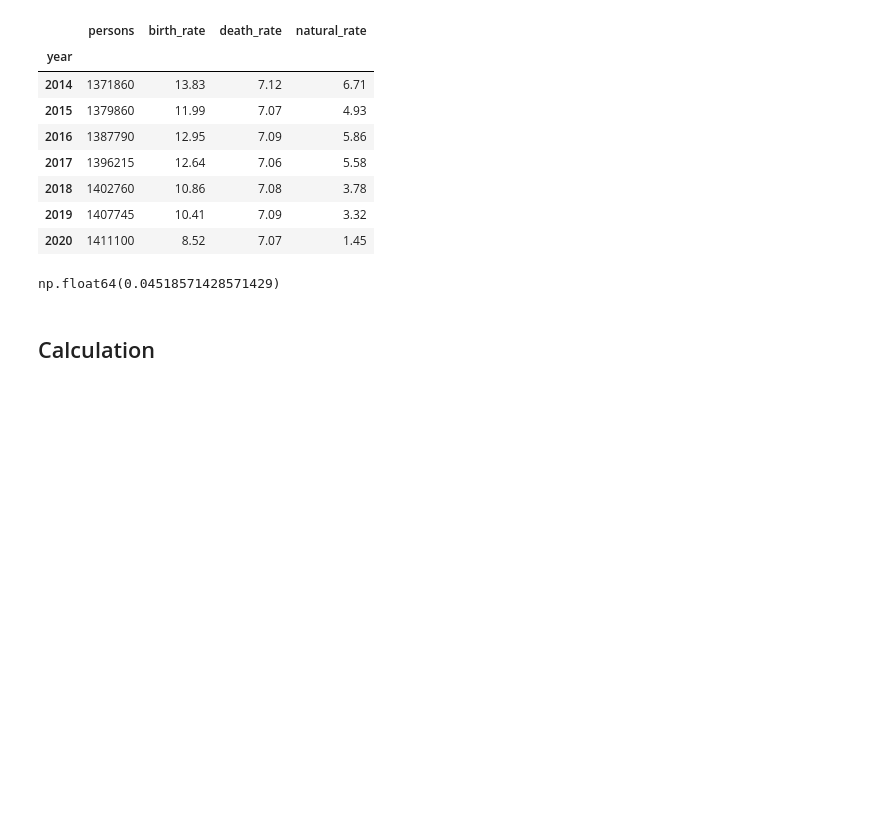
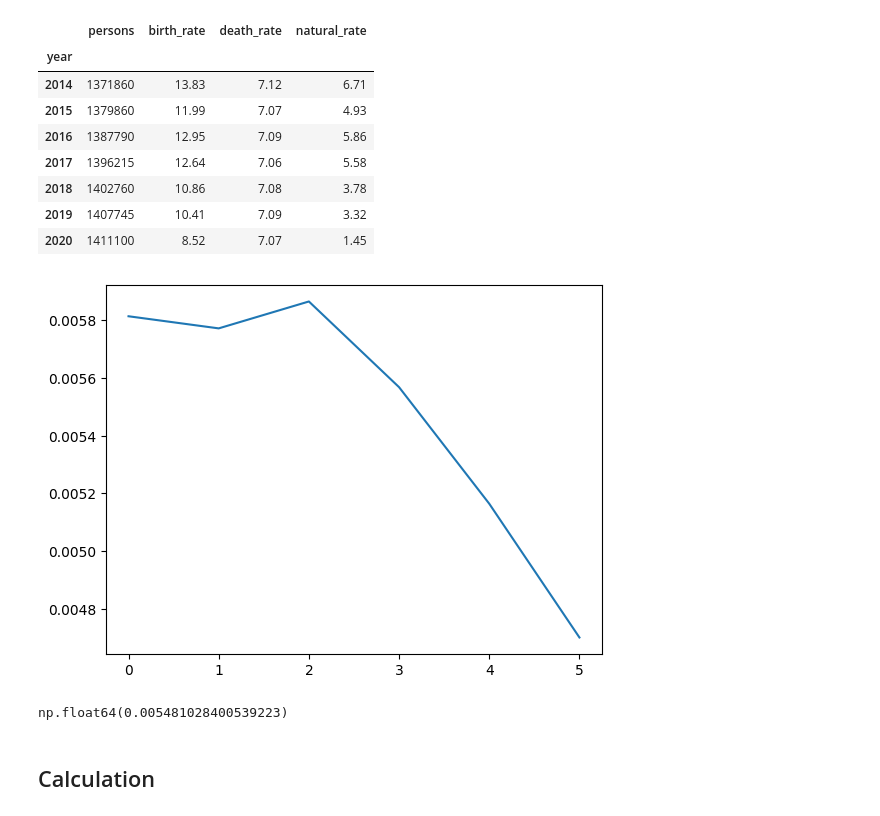
Before and after one commit to Jrol123/MathModeling, a Jupyter notebook: L1/src/main.ipynb, the cells around one changed output. Saved outputs shown, nothing was run; the diff lists cells and outputs as text; code cells hidden in the pictures; blank space fills up the shorter version.

```diff
--- a/L1/src/main.ipynb
+++ b/L1/src/main.ipynb
@@ -102,3 +134,8 @@ df_china
+# %%
+plt.plot(r_china_malthus_list)
+plt.show()
+# %% [output]
+[figure, added]
 # %%
 calc_idx_china = 0
 
@@ -118,7 +154,7 @@ r_china = natural_rate_mean_china / 100
 # %%
-r_china
+r_china_malthus
 # %% [output]
-np.float64(0.04518571428571429)
+np.float64(0.005481028400539223)
 # %% [markdown]
 ## Calculation
 # %% [markdown]
```
Also changed, not shown: parts of 27 cells of this notebook, 1 other file.
